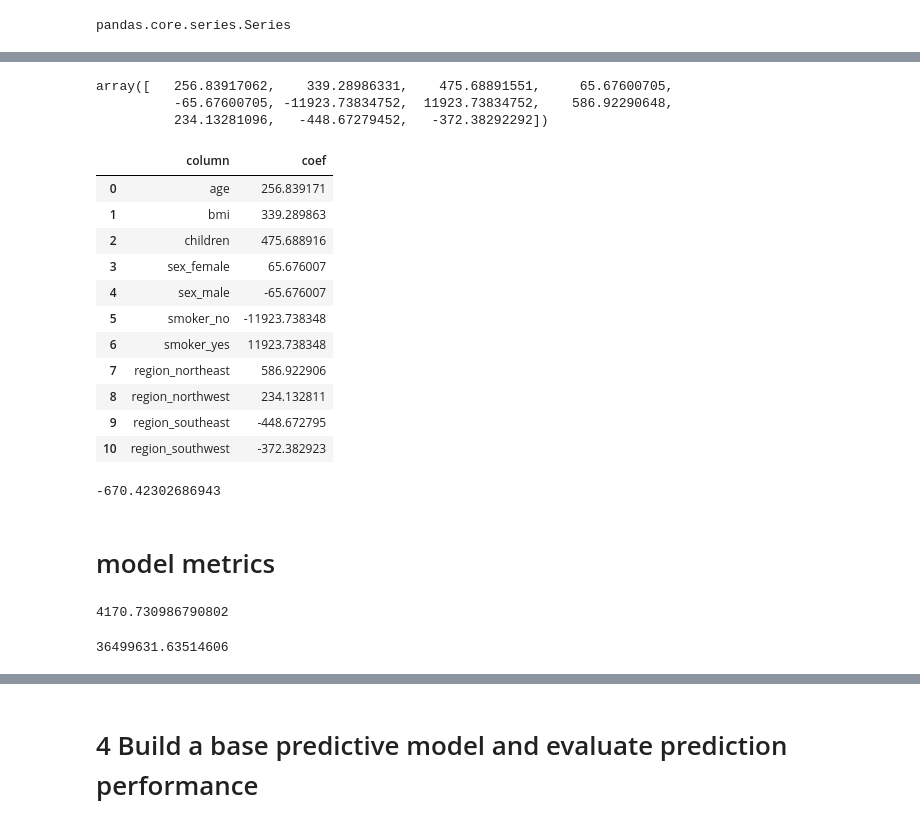
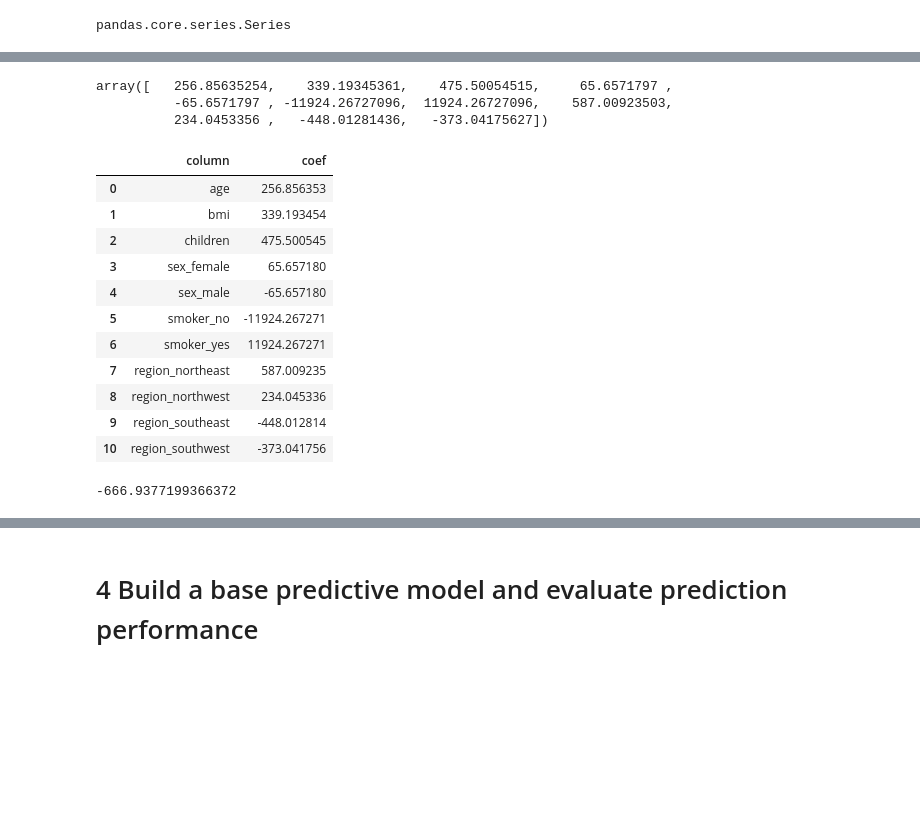
Before and after one commit to matthewpecsok/4482_fall_2022, a Jupyter notebook: tutorials/Regression_and_regression_trees_insurance_tutorial.ipynb, the cells around one changed output, grey strips where cells are left out. Saved outputs shown, nothing was run; the diff lists cells and outputs as text; code cells hidden in the pictures; blank space fills up the shorter version.

```diff
--- a/tutorials/Regression_and_regression_trees_insurance_tutorial.ipynb
+++ b/tutorials/Regression_and_regression_trees_insurance_tutorial.ipynb
@@ -73,3 +28,5 @@ insurance = pd.read_csv("/content/drive/MyDrive/Colab Notebooks/6482_to_4482/ins
+# %%
+insurance = pd.read_csv("https://raw.githubusercontent.com/matthewpecsok/4482_fall_2022/main/data/insurance.csv")
 # %% [markdown]
 show column info
 # %%
@@ -158,7 +117,7 @@ insurance
 #dataset after dummy encoding
 # %%
 # dummy encode the dataframe
-X = pd.get_dummies(insurance)
-X
+insurance_enc = pd.get_dummies(insurance)
+insurance_enc
 # %% [output]
 |  | age | bmi | children | expenses | sex_female | sex_male | smoker_no | smoker_yes | region_northeast | ... |
@@ -176,6 +135,6 @@ X
 1338 rows × 12 columns
 # %%
-# remove the target variable from our X dataset and put it into a new variable, all in one command
-y_true = X.pop('expenses')
+# remove the target variable from our insurance_enc dataset and put it into a new variable, all in one command
+y_target = insurance_enc.pop('expenses')
 # %%
 # our target is a pandas series object
@@ -187,6 +146,6 @@ pandas.core.series.Series
 # no random state as there is no randomness to this classifier
 # results are reproducible
 
-reg = LinearRegression().fit(X,y_true)
+reg = LinearRegression().fit(insurance_enc,y_target)
 # %%
 # score gives us R^2
@@ -197,28 +156,28 @@ reg.score(X, y_true)
 # coef represents the change in units of the target for every unit in the predictor
 reg.coef_
 # %% [output]
-array([   256.83917062,    339.28986331,    475.68891551,     65.67600705,
-          -65.67600705, -11923.73834752,  11923.73834752,    586.92290648,
-          234.13281096,   -448.67279452,   -372.38292292])
+array([   256.85635254,    339.19345361,    475.50054515,     65.6571797 ,
+          -65.6571797 , -11924.26727096,  11924.26727096,    587.00923503,
+          234.0453356 ,   -448.01281436,   -373.04175627])
 # %%
 # make a nice dataframe so we can see the
 # predictors with their coefficients
-pd.DataFrame({'column':X.columns,'coef':reg.coef_})
+pd.DataFrame({'column':insurance_enc.columns,'coef':reg.coef_})
 # %% [output]
 |  | column | coef |
-| 0 | age | 256.839171 |
-| 1 | bmi | 339.289863 |
-| 2 | children | 475.688916 |
-| 3 | sex_female | 65.676007 |
-| 4 | sex_male | -65.676007 |
-| 5 | smoker_no | -11923.738348 |
-| 6 | smoker_yes | 11923.738348 |
-| 7 | region_northeast | 586.922906 |
-| 8 | region_northwest | 234.132811 |
-| 9 | region_southeast | -448.672795 |
-| 10 | region_southwest | -372.382923 |
+| 0 | age | 256.856353 |
+| 1 | bmi | 339.193454 |
+| 2 | children | 475.500545 |
+| 3 | sex_female | 65.657180 |
+| 4 | sex_male | -65.657180 |
+| 5 | smoker_no | -11924.267271 |
+| 6 | smoker_yes | 11924.267271 |
+| 7 | region_northeast | 587.009235 |
+| 8 | region_northwest | 234.045336 |
+| 9 | region_southeast | -448.012814 |
+| 10 | region_southwest | -373.041756 |
 # %%
 # show the intercept
 reg.intercept_
 # %% [output]
--670.42302686943
+-666.9377199366372
@@ -228,12 +183,0 @@ y_pred = reg.predict(X)
-# %% [markdown]
-# model metrics
-# %%
-# MEAN ABSOLUTE ERROR
-sklearn.metrics.mean_absolute_error(y_true, y_pred)
-# %% [output]
-4170.730986790802
-# %%
-# MEAN SQUARED ERROR
-sklearn.metrics.mean_squared_error(y_true, y_pred)
-# %% [output]
-36499631.63514606
```
Also changed, not shown: parts of 96 cells of this notebook.
